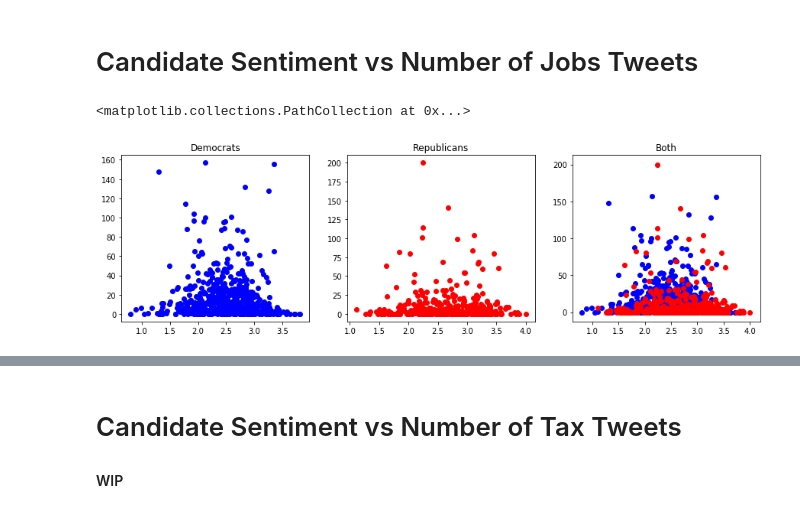
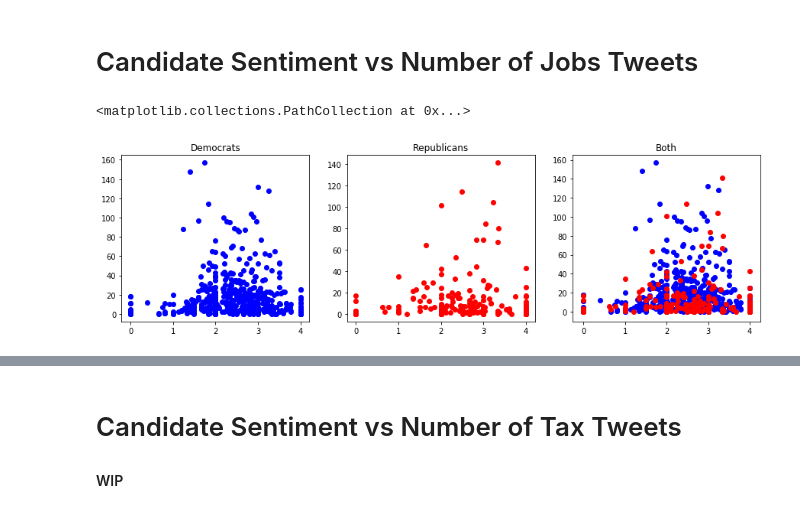
Before and after one commit to charles-tan/POCA, a Jupyter notebook: notebooks/sentiment_result_analysis.ipynb, the cells around one changed output, grey strips where cells are left out. Saved outputs shown, nothing was run; the diff lists cells and outputs as text; code cells hidden in the pictures.

Commit message:
added sentiment per topic per candidate to sentiment_result_analysis

```diff
--- a/notebooks/sentiment_result_analysis.ipynb
+++ b/notebooks/sentiment_result_analysis.ipynb
@@ -581,34 +797,34 @@ WIN: 10 / 131 = 0.07633587786259542
 # Candidate Sentiment vs Number of Jobs Tweets
 # %%
 fig, (axs1, axs2, axs3) = plt.subplots(1, 3, figsize=(15, 4))
-d1, d2, r1, r2 = dem_df['sentiment'], dem_df['jobs_tweet_count'], rep_df['sentiment'], rep_df['jobs_tweet_count']
+d1, d2, r1, r2 = dem_df['jobs_sentiment'], dem_df['jobs_tweet_count'], rep_df['jobs_sentiment'], rep_df['jobs_tweet_count']
 axs1.set_title("Democrats")
 axs1.scatter(d1, d2, c='blue')
 axs2.set_title("Republicans")
 axs2.scatter(r1, r2, c='red')
 axs3.set_title("Both")
 axs3.scatter(d1, d2, c='blue')
 axs3.scatter(r1, r2, c='red')
 
 fig, (axs1, axs2, axs3) = plt.subplots(1, 3, figsize=(15, 4))
-d1, d2, r1, r2 = won_primary_dem_df['sentiment'], won_primary_dem_df['jobs_tweet_count'], won_primary_rep_df['sentiment'], won_primary_rep_df['jobs_tweet_count']
+d1, d2, r1, r2 = won_primary_dem_df['jobs_sentiment'], won_primary_dem_df['jobs_tweet_count'], won_primary_rep_df['jobs_sentiment'], won_primary_rep_df['jobs_tweet_count']
 axs1.set_title("Democrats")
 axs1.scatter(d1, d2, c='blue')
 axs2.set_title("Republicans")
 axs2.scatter(r1, r2, c='red')
 axs3.set_title("Both")
 axs3.scatter(d1, d2, c='blue')
 axs3.scatter(r1, r2, c='red')
 
 fig, (axs1, axs2, axs3) = plt.subplots(1, 3, figsize=(15, 4))
-d1, d2, r1, r2 = lost_primary_dem_df['sentiment'], lost_primary_dem_df['jobs_tweet_count'], lost_primary_rep_df['sentiment'], lost_primary_rep_df['jobs_tweet_count']
+d1, d2, r1, r2 = lost_primary_dem_df['jobs_sentiment'], lost_primary_dem_df['jobs_tweet_count'], lost_primary_rep_df['jobs_sentiment'], lost_primary_rep_df['jobs_tweet_count']
 axs1.set_title("Democrats")
 axs1.scatter(d1, d2, c='blue')
 axs2.set_title("Republicans")
 axs2.scatter(r1, r2, c='red')
 axs3.set_title("Both")
 axs3.scatter(d1, d2, c='blue')
 axs3.scatter(r1, r2, c='red')
 # %% [output]
 <matplotlib.collections.PathCollection at 0x...>
-[figure, old version]
+[figure, new version]
```
Also changed, not shown: parts of 26 cells of this notebook, 3 other files.
